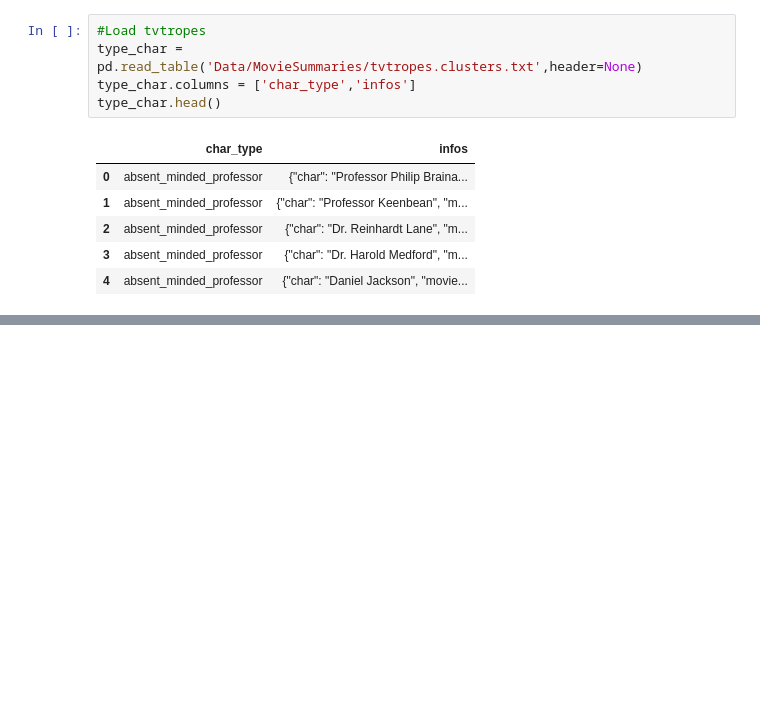
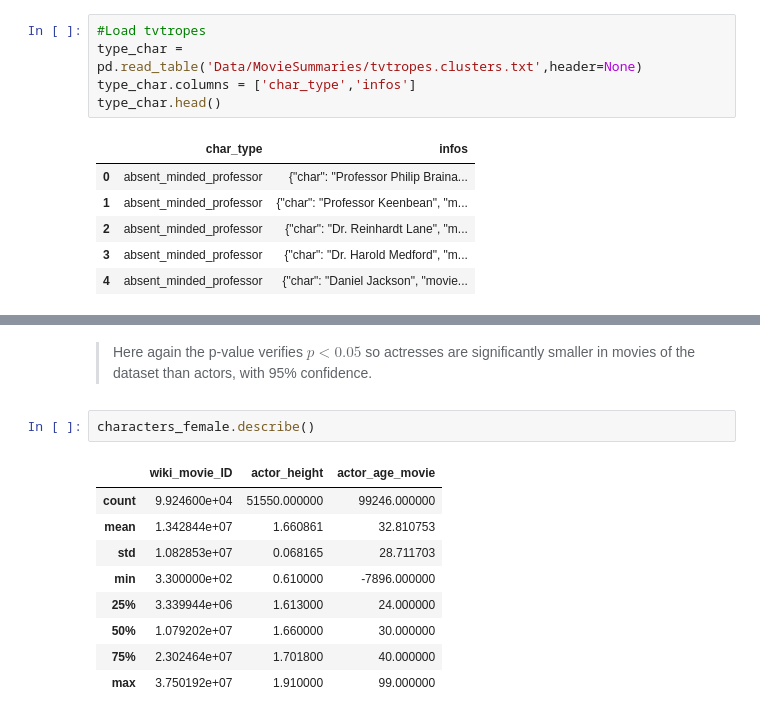
Before and after one commit to epfl-ada/ada-2022-project-armada, a Jupyter notebook: Marjo.ipynb, the cells around one changed output, grey strips where cells are left out. Cells and saved outputs as stored; diff of their text form; blank space fills up the shorter version.

```diff
--- a/Marjo.ipynb
+++ b/Marjo.ipynb
@@ -56,0 +125,14 @@ TypeError: 'method' object is not subscriptable
+# %% [markdown]
+>Here again the p-value verifies $ p < 0.05 $ so actresses are significantly smaller in movies of the dataset than actors, with 95% confidence.
+# %%
+characters_female.describe()
+# %% [output]
+|  | wiki_movie_ID | actor_height | actor_age_movie |
+| count | 9.924600e+04 | 51550.000000 | 99246.000000 |
+| mean | 1.342844e+07 | 1.660861 | 32.810753 |
+| std | 1.082853e+07 | 0.068165 | 28.711703 |
+| min | 3.300000e+02 | 0.610000 | -7896.000000 |
+| 25% | 3.339944e+06 | 1.613000 | 24.000000 |
+| 50% | 1.079202e+07 | 1.660000 | 30.000000 |
+| 75% | 2.302464e+07 | 1.701800 | 40.000000 |
+| max | 3.750192e+07 | 1.910000 | 99.000000 |
```
Also changed, not shown: parts of 15 cells of this notebook.
